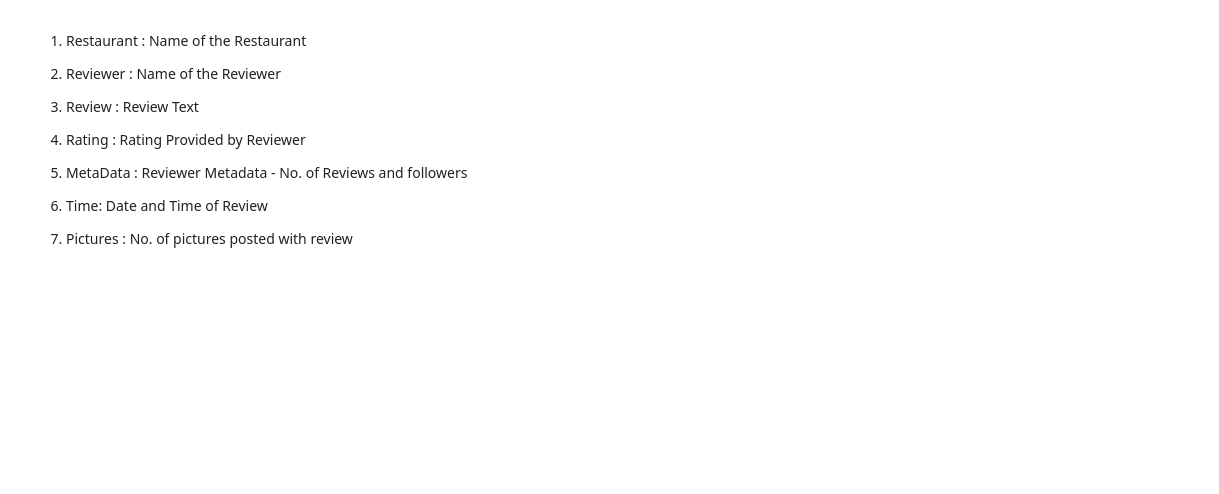
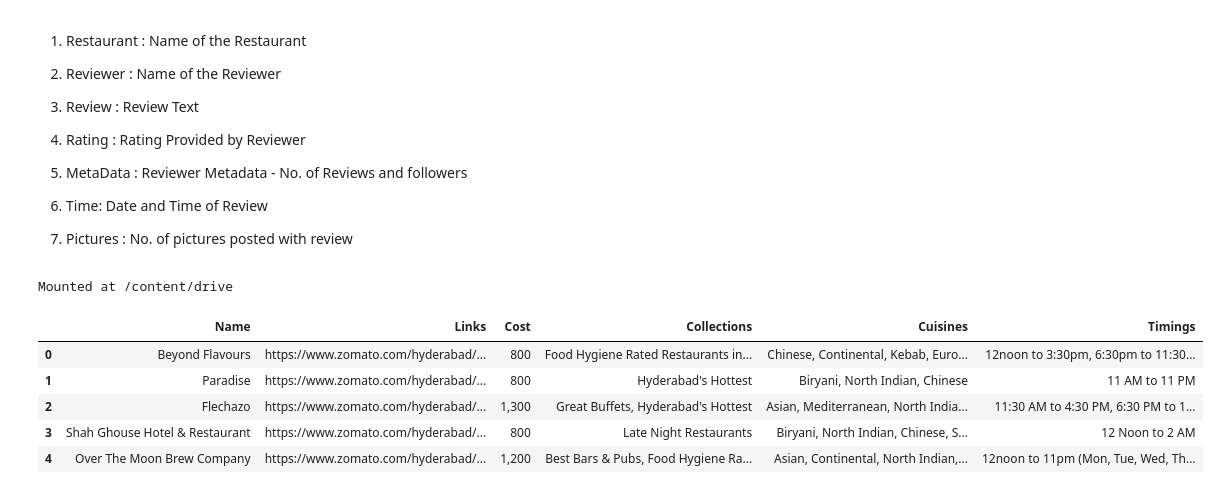
Before and after one commit to Nakulpradeep94/-ZOMATO-RESTAURANT-CLUSTERING-AND-SENTIMENT-ANALYSIS, a Jupyter notebook: ZOMATO_RESTAURANT_CLUSTERING_AND_SENTIMENT_ANALYSIS.ipynb, the cells around one changed output. Saved outputs shown, nothing was run; the diff lists cells and outputs as text; code cells hidden in the pictures; blank space fills up the shorter version.

```diff
--- a/ZOMATO_RESTAURANT_CLUSTERING_AND_SENTIMENT_ANALYSIS.ipynb
+++ b/ZOMATO_RESTAURANT_CLUSTERING_AND_SENTIMENT_ANALYSIS.ipynb
@@ -48,0 +65,17 @@ Merge this dataset with Names and Matadata and then use for sentiment analysis p
+# %%
+from google.colab import drive
+drive.mount('/content/drive')
+# %% [output]
+Mounted at /content/drive
+# %%
+df1=pd.read_csv('/content/drive/MyDrive/Colab Notebooks/ALMABETTER/Zomato_Restaurant_clustering_and_sentiment_analysis/Zomato Restaurant names and Metadata.csv')
+review_df=pd.read_csv('/content/drive/MyDrive/Colab Notebooks/ALMABETTER/Zomato_Restaurant_clustering_and_sentiment_analysis/Zomato Restaurant reviews.csv')
+# %%
+df1.head()
+# %% [output]
+|  | Name | Links | Cost | Collections | Cuisines | Timings |
+| 0 | Beyond Flavours | https://www.zomato.com/hyderabad/... | 800 | Food Hygiene Rated Restaurants in... | Chinese, Continental, Kebab, Euro... | 12noon to 3:30pm, 6:30pm to 11:30... |
+| 1 | Paradise | https://www.zomato.com/hyderabad/... | 800 | Hyderabad's Hottest | Biryani, North Indian, Chinese | 11 AM to 11 PM |
+| 2 | Flechazo | https://www.zomato.com/hyderabad/... | 1,300 | Great Buffets, Hyderabad's Hottest | Asian, Mediterranean, North India... | 11:30 AM to 4:30 PM, 6:30 PM to 1... |
+| 3 | Shah Ghouse Hotel & Restaurant | https://www.zomato.com/hyderabad/... | 800 | Late Night Restaurants | Biryani, North Indian, Chinese, S... | 12 Noon to 2 AM |
+| 4 | Over The Moon Brew Company | https://www.zomato.com/hyderabad/... | 1,200 | Best Bars & Pubs, Food Hygiene Ra... | Asian, Continental, North Indian,... | 12noon to 11pm (Mon, Tue, Wed, Th... |
```
Also changed, not shown: parts of 14 cells of this notebook.
